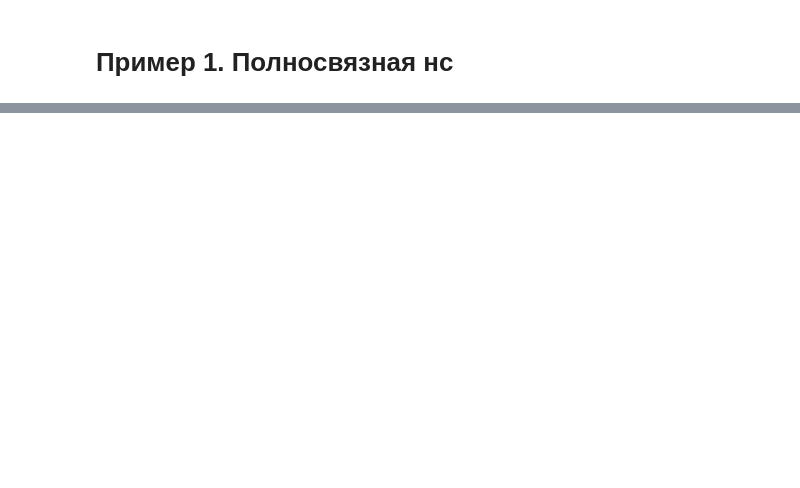
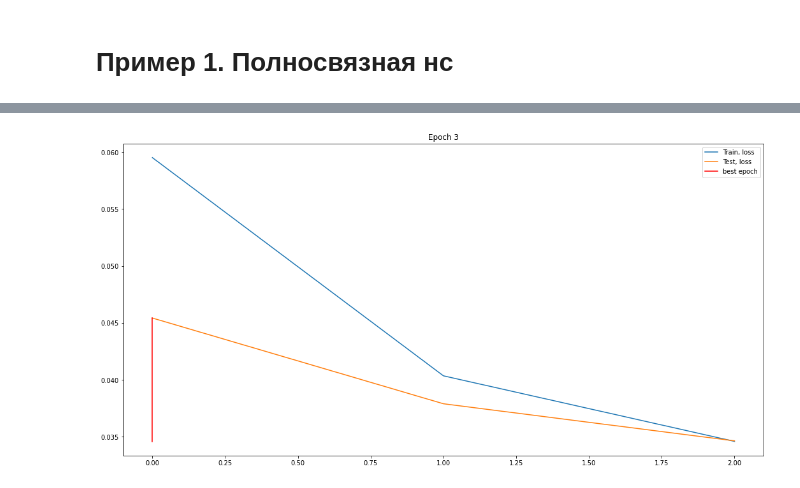
Before and after one commit to Ostroverkhov/master-thesis, a Jupyter notebook: UTKClassification.ipynb, the cells around one changed output, grey strips where cells are left out. Cells and saved outputs as stored; diff of their text form; code cells hidden in the pictures; blank space fills up the shorter version.

```diff
--- a/UTKClassification.ipynb
+++ b/UTKClassification.ipynb
@@ -396,0 +390,9 @@ import numpy as np
+# %%
+def show_loss_graph(train_losses, test_losses, best_epoch):
+  clear_output()
+  plt.figure(figsize=(18, 9))
+  plt.plot(np.arange(len(train_losses)), train_losses, label='Train, loss')
+  plt.plot(np.arange(len(test_losses)), test_losses, label='Test, loss')
+  plt.plot(np.ones(10)*best_epoch, np.linspace(np.min(train_losses).item(), np.max(test_losses).item(), 10), color='r', label='best epoch')
+  plt.title(f'Epoch {len(train_losses)}')
+  plt.legend(loc='best')
@@ -552,0 +570,13 @@ trainLoop(model=model, optim=optimizer, criterion=criterion, traindataloader=tra
+# %%
+PATH = root + '/' + 'fc1' + '/' + 'all_epoch.pth'
+checkpoint = torch.load(PATH)
+# model.load_state_dict(checkpoint['model_state_dict'])
+# optimizer.load_state_dict(checkpoint['optimizer_state_dict'])
+# epoch = checkpoint['epoch']
+# loss = checkpoint['loss']
+
+test_losses = checkpoint['test_losses']
+train_losses = checkpoint['train_losses']
+show_loss_graph(train_losses, test_losses, 0)
+# %% [output]
+[figure, added]
```
Also changed, not shown: parts of 55 cells of this notebook.
